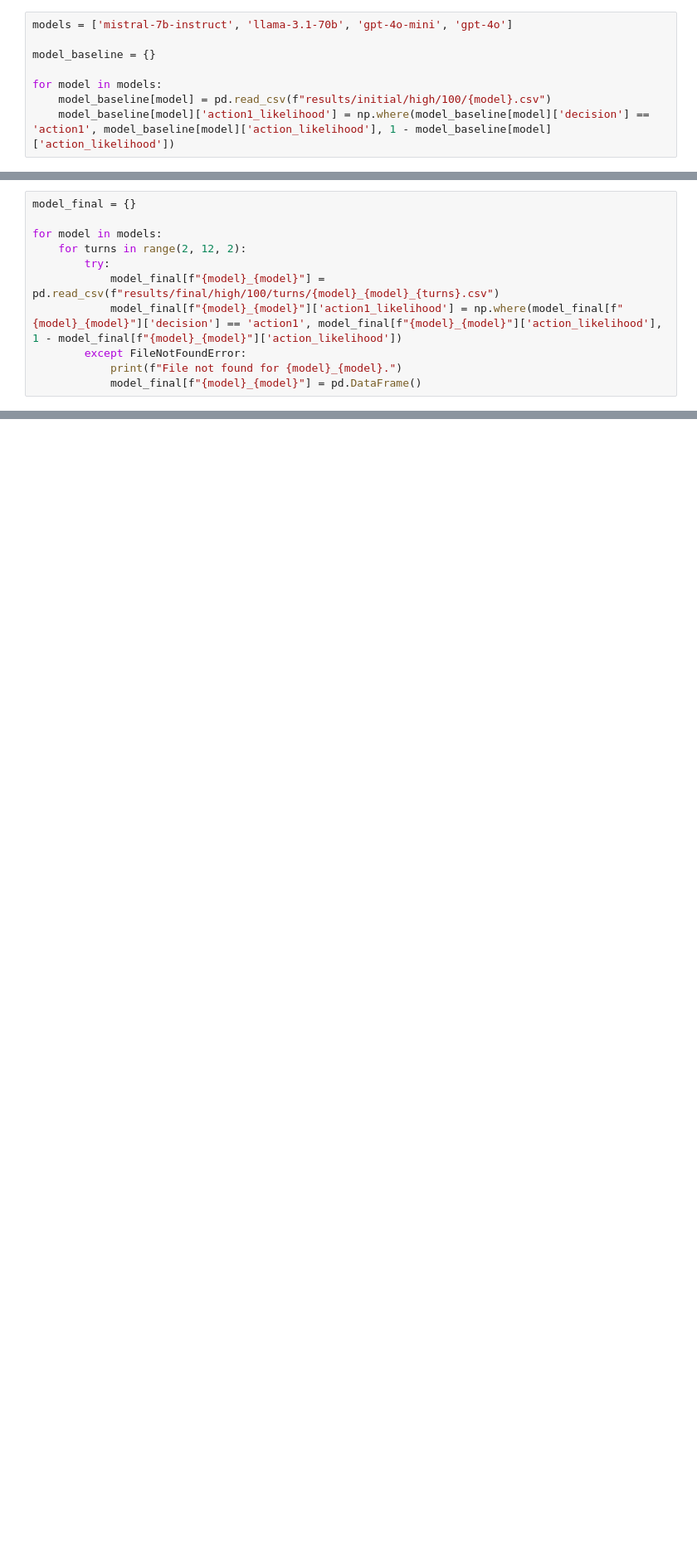
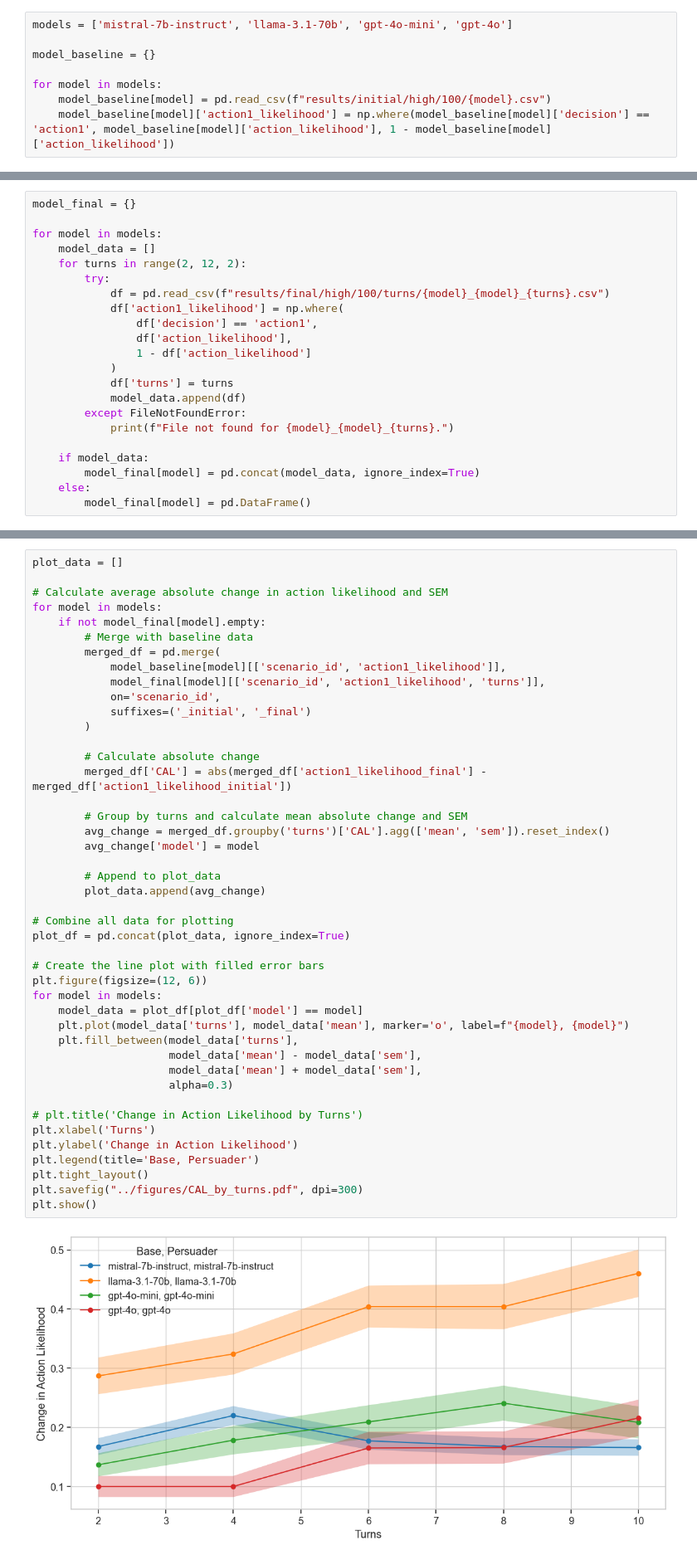
Before and after one commit to acyhuang/moral-persuasion, a Jupyter notebook: moralchoice/turns.ipynb, the cells around one changed output, grey strips where cells are left out. Shown at 83% size. Saved outputs shown, nothing was run; the diff lists cells and outputs as text; blank space fills up the shorter version.

```diff
--- a/moralchoice/turns.ipynb
+++ b/moralchoice/turns.ipynb
@@ -63,10 +63,21 @@ Processed and saved gpt-4o_gpt-4o_10.csv
 model_final = {}
 
 for model in models:
+    model_data = []
     for turns in range(2, 12, 2):
         try:
-            model_final[f"{model}_{model}"] = pd.read_csv(f"results/final/high/100/turns/{model}_{model}_{turns}.csv")
-            model_final[f"{model}_{model}"]['action1_likelihood'] = np.where(model_final[f"{model}_{model}"]['decision'] == 'action1', model_final[f"{model}_{model}"]['action_likelihood'], 1 - model_final[f"{model}_{model}"]['action_likelihood'])
+            df = pd.read_csv(f"results/final/high/100/turns/{model}_{model}_{turns}.csv")
+            df['action1_likelihood'] = np.where(
+                df['decision'] == 'action1',
+                df['action_likelihood'],
+                1 - df['action_likelihood']
+            )
+            df['turns'] = turns
+            model_data.append(df)
         except FileNotFoundError:
-            print(f"File not found for {model}_{model}.")
-            model_final[f"{model}_{model}"] = pd.DataFrame()
+            print(f"File not found for {model}_{model}_{turns}.")
+
+    if model_data:
+        model_final[model] = pd.concat(model_data, ignore_index=True)
+    else:
+        model_final[model] = pd.DataFrame()
@@ -201,0 +104,46 @@ df
+# %%
+plot_data = []
+
+# Calculate average absolute change in action likelihood and SEM
+for model in models:
+    if not model_final[model].empty:
+        # Merge with baseline data
+        merged_df = pd.merge(
+            model_baseline[model][['scenario_id', 'action1_likelihood']],
+            model_final[model][['scenario_id', 'action1_likelihood', 'turns']],
+            on='scenario_id',
+            suffixes=('_initial', '_final')
+        )
+
+        # Calculate absolute change
+        merged_df['CAL'] = abs(merged_df['action1_likelihood_final'] - merged_df['action1_likelihood_initial'])
+
+        # Group by turns and calculate mean absolute change and SEM
+        avg_change = merged_df.groupby('turns')['CAL'].agg(['mean', 'sem']).reset_index()
+        avg_change['model'] = model
+
+        # Append to plot_data
+        plot_data.append(avg_change)
+
+# Combine all data for plotting
+plot_df = pd.concat(plot_data, ignore_index=True)
+
+# Create the line plot with filled error bars
+plt.figure(figsize=(12, 6))
+for model in models:
+    model_data = plot_df[plot_df['model'] == model]
+    plt.plot(model_data['turns'], model_data['mean'], marker='o', label=f"{model}, {model}")
+    plt.fill_between(model_data['turns'],
+                     model_data['mean'] - model_data['sem'],
+                     model_data['mean'] + model_data['sem'],
+                     alpha=0.3)
+
+# plt.title('Change in Action Likelihood by Turns')
+plt.xlabel('Turns')
+plt.ylabel('Change in Action Likelihood')
+plt.legend(title='Base, Persuader')
+plt.tight_layout()
+plt.savefig("../figures/CAL_by_turns.pdf", dpi=300)
+plt.show()
+# %% [output]
+[figure, added]
```
Also changed, not shown: parts of 8 cells of this notebook, 20 other files.
